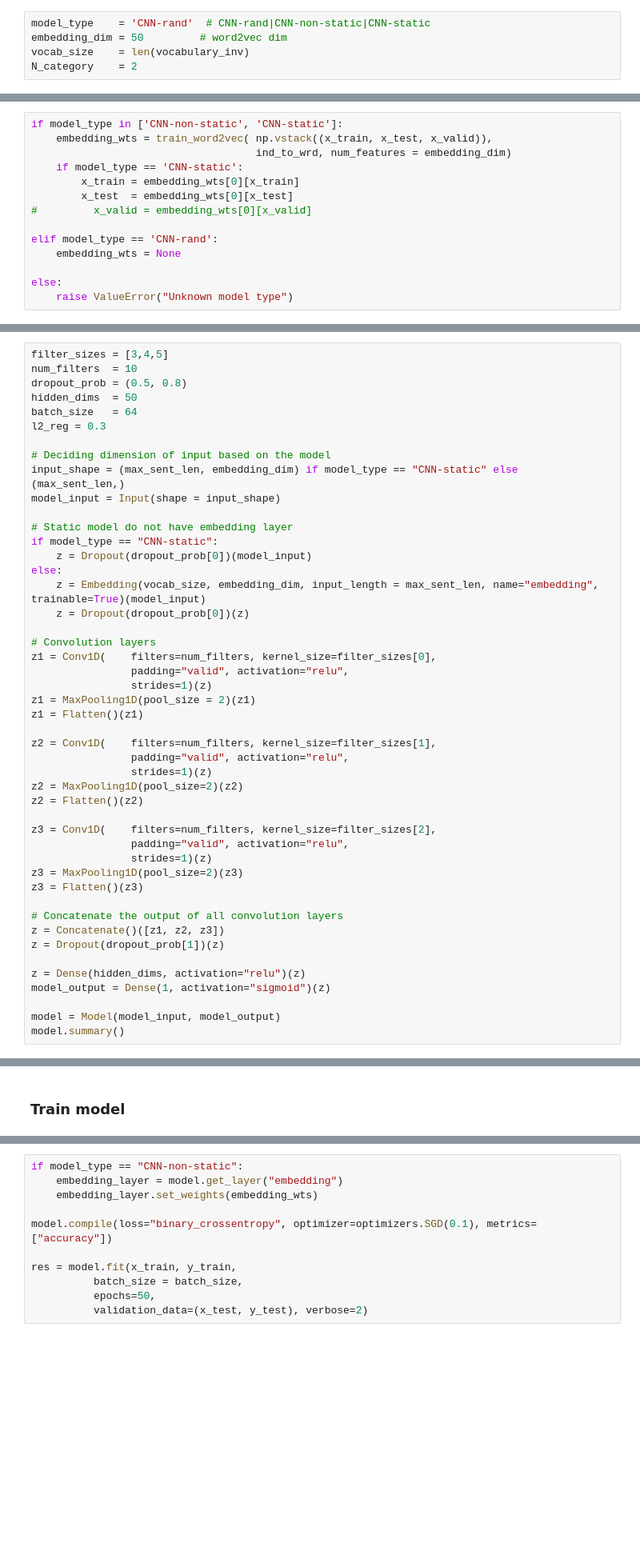
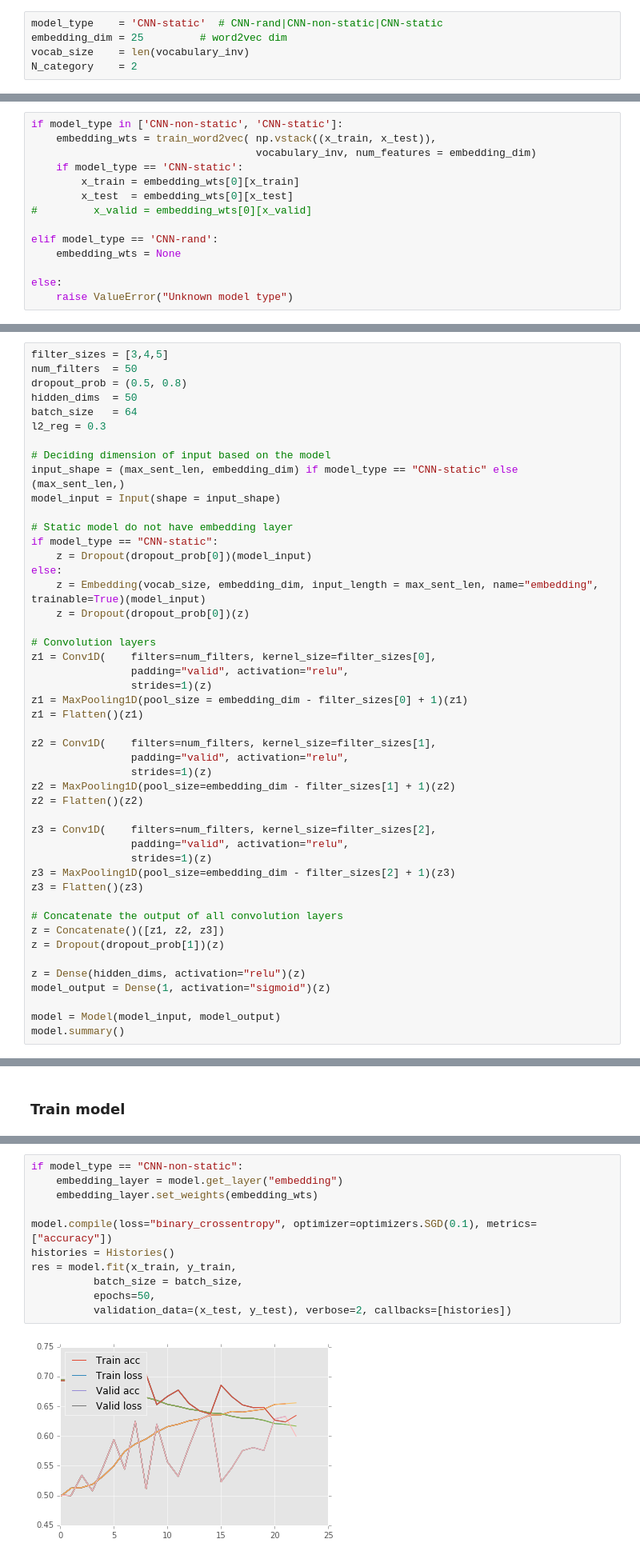
Before and after one commit to svjan5/CNN-for-text-classification, a Jupyter notebook: CNN/CNN_Main/CNN_Binary.ipynb, the cells around one changed output, grey strips where cells are left out. Shown at 80% size. Cells and saved outputs as stored; diff of their text form; blank space fills up the shorter version.

```diff
--- a/CNN/CNN_Main/CNN_Binary.ipynb
+++ b/CNN/CNN_Main/CNN_Binary.ipynb
@@ -53,16 +53,16 @@ x_test shape: (25000, 400)
 # %% [markdown]
 ### Model Paremeters
 # %%
-model_type    = 'CNN-rand'  # CNN-rand|CNN-non-static|CNN-static
-embedding_dim = 50         # word2vec dim
+model_type    = 'CNN-static'  # CNN-rand|CNN-non-static|CNN-static
+embedding_dim = 25         # word2vec dim
 vocab_size    = len(vocabulary_inv)
 N_category    = 2
 # %% [markdown]
 ### Generate word2vec
 # %%
 if model_type in ['CNN-non-static', 'CNN-static']:
-    embedding_wts = train_word2vec( np.vstack((x_train, x_test, x_valid)),
-                                    ind_to_wrd, num_features = embedding_dim)
+    embedding_wts = train_word2vec( np.vstack((x_train, x_test)),
+                                    vocabulary_inv, num_features = embedding_dim)
     if model_type == 'CNN-static':
         x_train = embedding_wts[0][x_train]
         x_test  = embedding_wts[0][x_test]
@@ -77,7 +79,7 @@ else:
 ### Create model
 # %%
 filter_sizes = [3,4,5]
-num_filters  = 10
+num_filters  = 50
 dropout_prob = (0.5, 0.8)
 hidden_dims  = 50
 batch_size   = 64
@@ -98,19 +100,19 @@ else:
 z1 = Conv1D(    filters=num_filters, kernel_size=filter_sizes[0],
                 padding="valid", activation="relu",
                 strides=1)(z)
-z1 = MaxPooling1D(pool_size = 2)(z1)
+z1 = MaxPooling1D(pool_size = embedding_dim - filter_sizes[0] + 1)(z1)
 z1 = Flatten()(z1)
 
 z2 = Conv1D(    filters=num_filters, kernel_size=filter_sizes[1],
                 padding="valid", activation="relu",
                 strides=1)(z)
-z2 = MaxPooling1D(pool_size=2)(z2)
+z2 = MaxPooling1D(pool_size=embedding_dim - filter_sizes[1] + 1)(z2)
 z2 = Flatten()(z2)
 
 z3 = Conv1D(    filters=num_filters, kernel_size=filter_sizes[2],
                 padding="valid", activation="relu",
                 strides=1)(z)
-z3 = MaxPooling1D(pool_size=2)(z3)
+z3 = MaxPooling1D(pool_size=embedding_dim - filter_sizes[2] + 1)(z3)
 z3 = Flatten()(z3)
 
 # Concatenate the output of all convolution layers
@@ -145,12 +190,13 @@ ________________________________________________________________________________
 # %%
 if model_type == "CNN-non-static":
     embedding_layer = model.get_layer("embedding")
     embedding_layer.set_weights(embedding_wts)
 
 model.compile(loss="binary_crossentropy", optimizer=optimizers.SGD(0.1), metrics=["accuracy"])
-
+histories = Histories()
 res = model.fit(x_train, y_train,
           batch_size = batch_size,
           epochs=50,
-          validation_data=(x_test, y_test), verbose=2)
+          validation_data=(x_test, y_test), verbose=2, callbacks=[histories])
 # %% [output]
+[figure, added]
```
Also changed, not shown: parts of 4 cells of this notebook, 1 other file.
